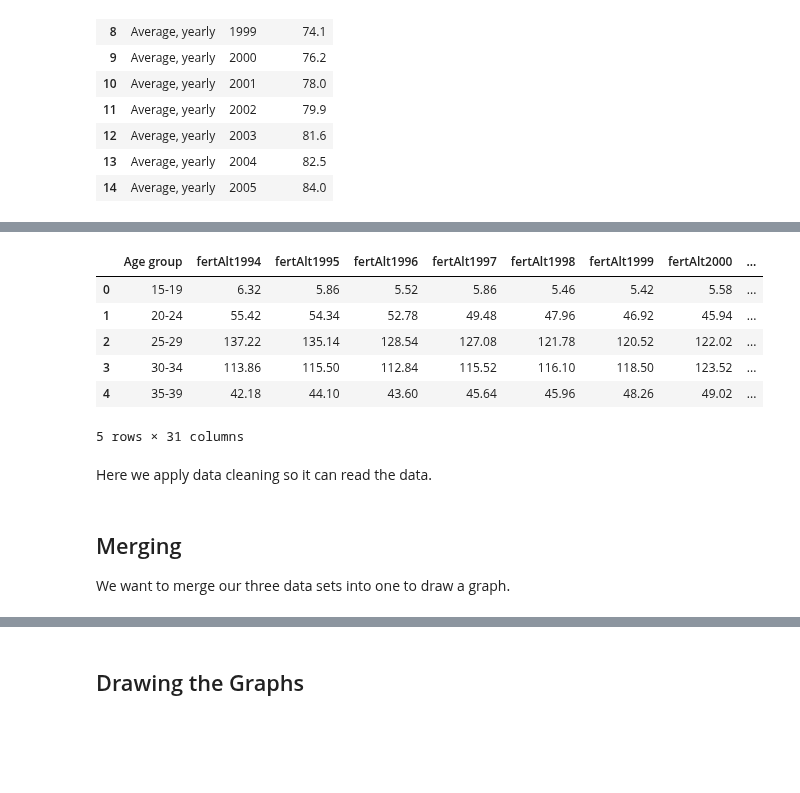
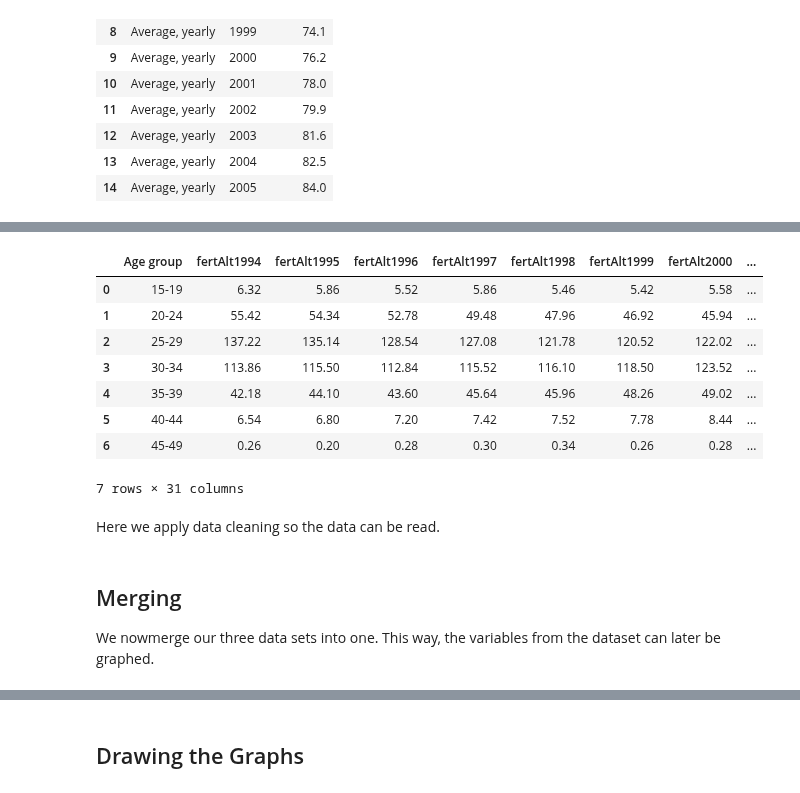
Before and after one commit to NumEconCopenhagen/projects-2024-mikkel-julius-jacob, a Jupyter notebook: dataproject/dataproject.ipynb, the cells around one changed output, grey strips where cells are left out. Drawn from its saved outputs; the diff is of its cells as text; code cells hidden in the pictures; blank space fills up the shorter version.

```diff
--- a/dataproject/dataproject.ipynb
+++ b/dataproject/dataproject.ipynb
@@ -361,21 +363,23 @@ col_dict
  '2023': 'fertAlt2023'}
 # %%
 fertAlt.rename(columns = col_dict, inplace=True)
-fertAlt.head(5)
+fertAlt.head(7)
 # %% [output]
 |  | Age group | fertAlt1994 | fertAlt1995 | fertAlt1996 | fertAlt1997 | fertAlt1998 | fertAlt1999 | fertAlt2000 | ... |
 | 0 | 15-19 | 6.32 | 5.86 | 5.52 | 5.86 | 5.46 | 5.42 | 5.58 | ... |
 | 1 | 20-24 | 55.42 | 54.34 | 52.78 | 49.48 | 47.96 | 46.92 | 45.94 | ... |
 | 2 | 25-29 | 137.22 | 135.14 | 128.54 | 127.08 | 121.78 | 120.52 | 122.02 | ... |
 | 3 | 30-34 | 113.86 | 115.50 | 112.84 | 115.52 | 116.10 | 118.50 | 123.52 | ... |
 | 4 | 35-39 | 42.18 | 44.10 | 43.60 | 45.64 | 45.96 | 48.26 | 49.02 | ... |
+| 5 | 40-44 | 6.54 | 6.80 | 7.20 | 7.42 | 7.52 | 7.78 | 8.44 | ... |
+| 6 | 45-49 | 0.26 | 0.20 | 0.28 | 0.30 | 0.34 | 0.26 | 0.28 | ... |
-5 rows × 31 columns
+7 rows × 31 columns
 # %% [markdown]
-Here we apply data cleaning so it can read the data.
+Here we apply data cleaning so the data can be read.
 # %% [markdown]
 ## Merging
 
-We want to merge our three data sets into one to draw a graph.
+We nowmerge our three data sets into one. This way, the variables from the dataset can later be graphed.
 # %%
 # Merge fpi_api and fert_api on 'TID'
 merged_first = pd.merge(fpi_api, fert_api, on='TID', how='inner')
```
Also changed, not shown: parts of 23 cells of this notebook.
